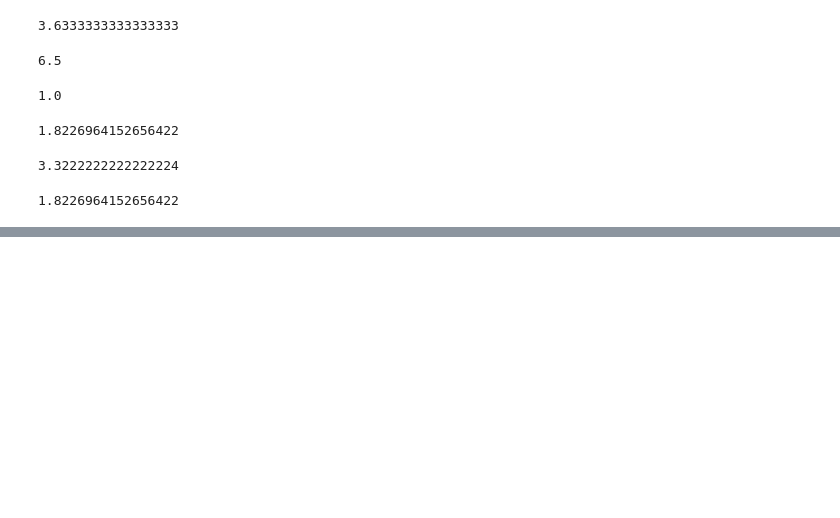
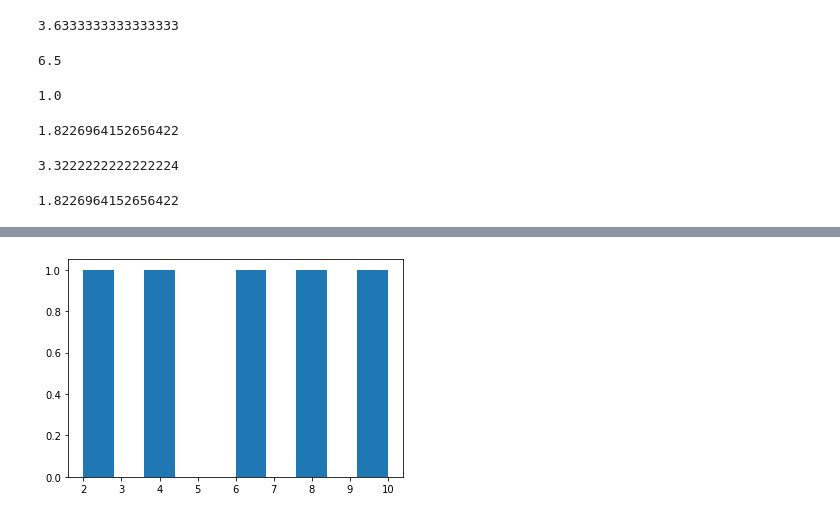
Before and after one commit to ioannis-toumpoglou/tensorflow-developer-repo, a Jupyter notebook: ml-01-introduction-to-numpy.ipynb, the cells around one changed output, grey strips where cells are left out. Drawn from its saved outputs; the diff is of its cells as text; code cells hidden in the pictures; blank space fills up the shorter version.

```diff
--- a/ml-01-introduction-to-numpy.ipynb
+++ b/ml-01-introduction-to-numpy.ipynb
@@ -441,0 +466,5 @@ np.sqrt(np.var(arr2))
+# %%
+plt.hist(low_var_array)
+plt.show()
+# %% [output]
+[figure, added]
```
Also changed, not shown: parts of 5 cells of this notebook.
